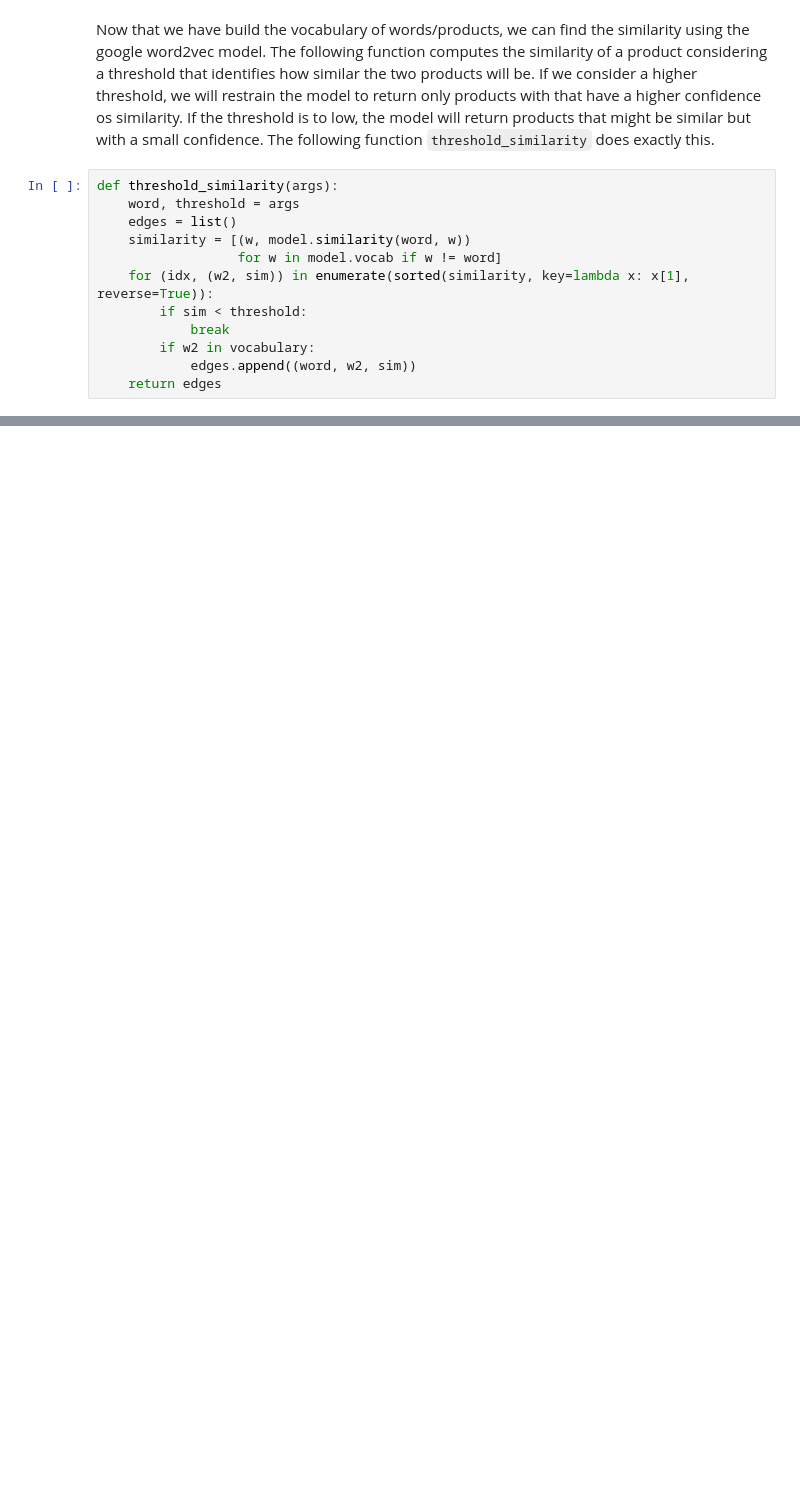
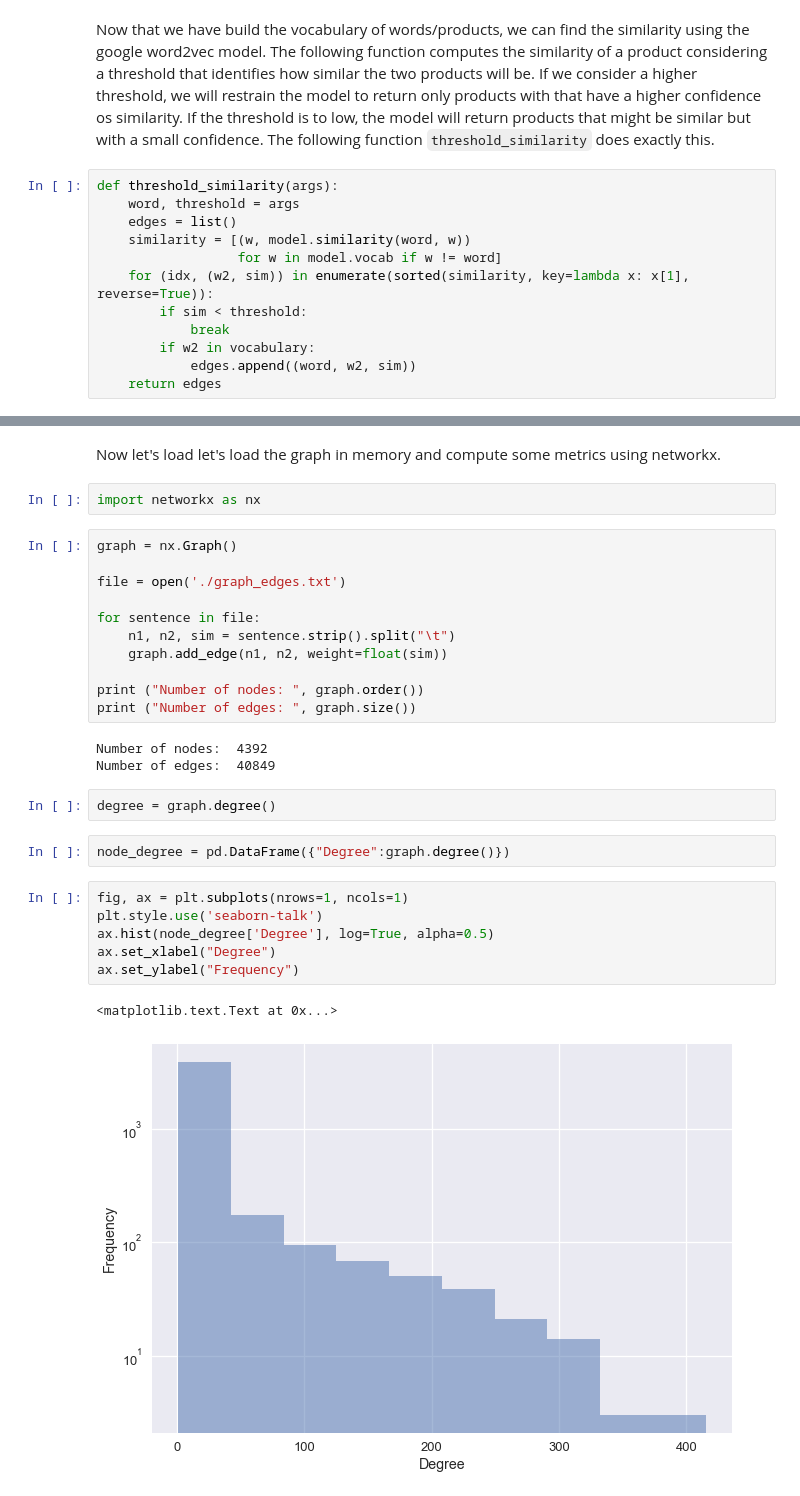
Before and after one commit to clebsonc/DataScienceDCC, a Jupyter notebook: InstaCart/Instacark Market Basket Analysis.ipynb, the cells around one changed output, grey strips where cells are left out. Cells and saved outputs as stored; diff of their text form; blank space fills up the shorter version.

```diff
--- a/InstaCart/Instacark Market Basket Analysis.ipynb
+++ b/InstaCart/Instacark Market Basket Analysis.ipynb
@@ -755,0 +772,31 @@ As we can see above, the function returns the ranked list of products that are c
+# %% [markdown]
+Now let's load let's load the graph in memory and compute some metrics using networkx.
+# %%
+import networkx as nx
+# %%
+graph = nx.Graph()
+
+file = open('./graph_edges.txt')
+
+for sentence in file:
+    n1, n2, sim = sentence.strip().split("\t")
+    graph.add_edge(n1, n2, weight=float(sim))
+
+print ("Number of nodes: ", graph.order())
+print ("Number of edges: ", graph.size())
+# %% [output]
+Number of nodes:  4392
+Number of edges:  40849
+# %%
+degree = graph.degree()
+# %%
+node_degree = pd.DataFrame({"Degree":graph.degree()})
+# %%
+fig, ax = plt.subplots(nrows=1, ncols=1)
+plt.style.use('seaborn-talk')
+ax.hist(node_degree['Degree'], log=True, alpha=0.5)
+ax.set_xlabel("Degree")
+ax.set_ylabel("Frequency")
+# %% [output]
+<matplotlib.text.Text at 0x...>
+[figure, added]
```
Also changed, not shown: parts of 40 cells of this notebook, 1 other file.
